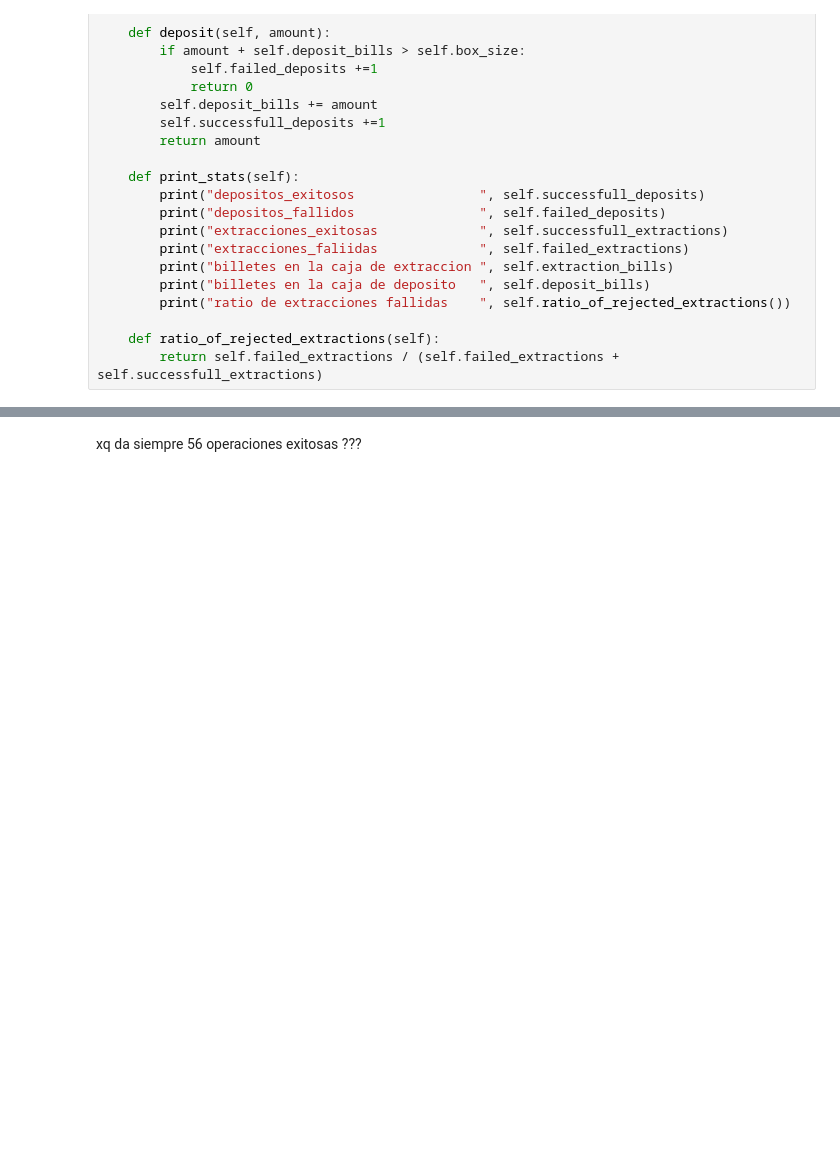
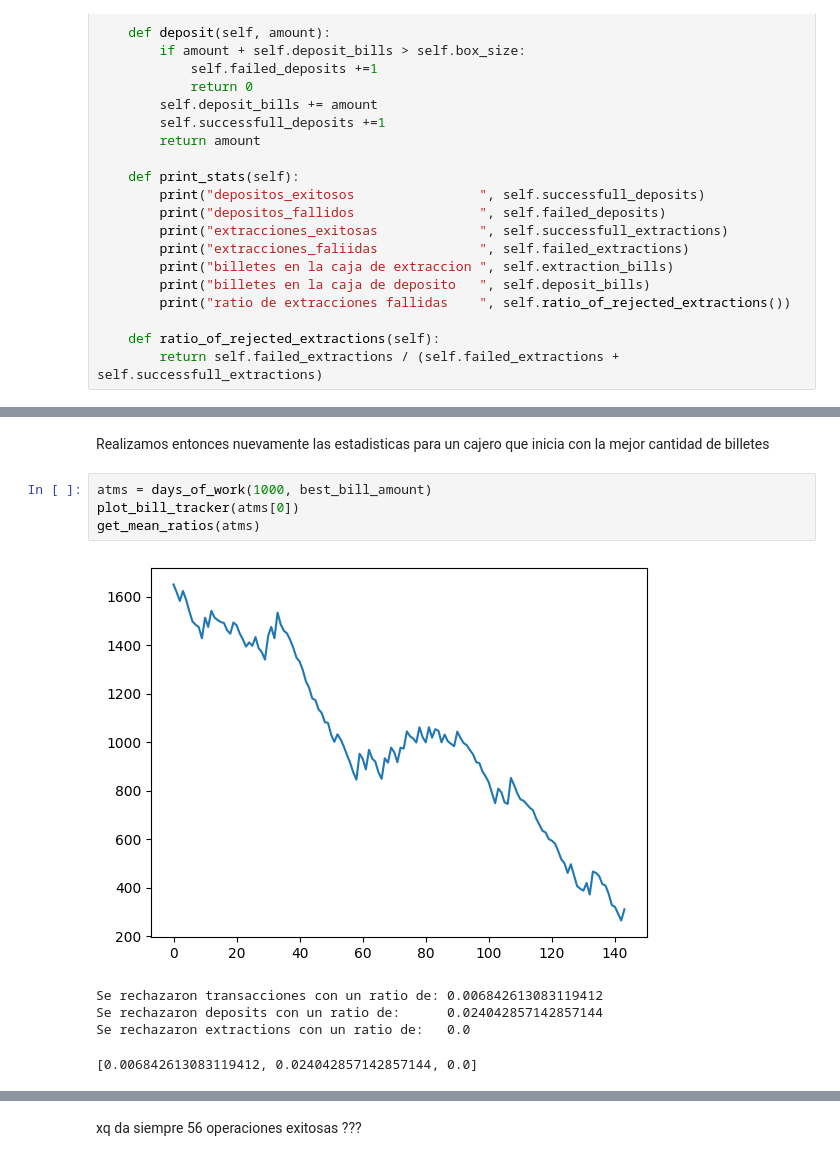
Before and after one commit to Rivejjj/Los-Simuladores, a Jupyter notebook: tp2.ipynb, the cells around one changed output, grey strips where cells are left out. Cells and saved outputs as stored; diff of their text form; blank space fills up the shorter version.

```diff
--- a/tp2.ipynb
+++ b/tp2.ipynb
@@ -900 +1096,13 @@ aux/len(atms)
+# %% [markdown]
+Realizamos entonces nuevamente las estadisticas para un cajero que inicia con la mejor cantidad de billetes
+# %%
+atms = days_of_work(1000, best_bill_amount)
+plot_bill_tracker(atms[0])
+get_mean_ratios(atms)
+# %% [output]
+[figure, added]
+Se rechazaron transacciones con un ratio de: 0.006842613083119412
+Se rechazaron deposits con un ratio de:      0.024042857142857144
+Se rechazaron extractions con un ratio de:   0.0
+[0.006842613083119412, 0.024042857142857144, 0.0]
 # %%
```
Also changed, not shown: parts of 62 cells of this notebook.
